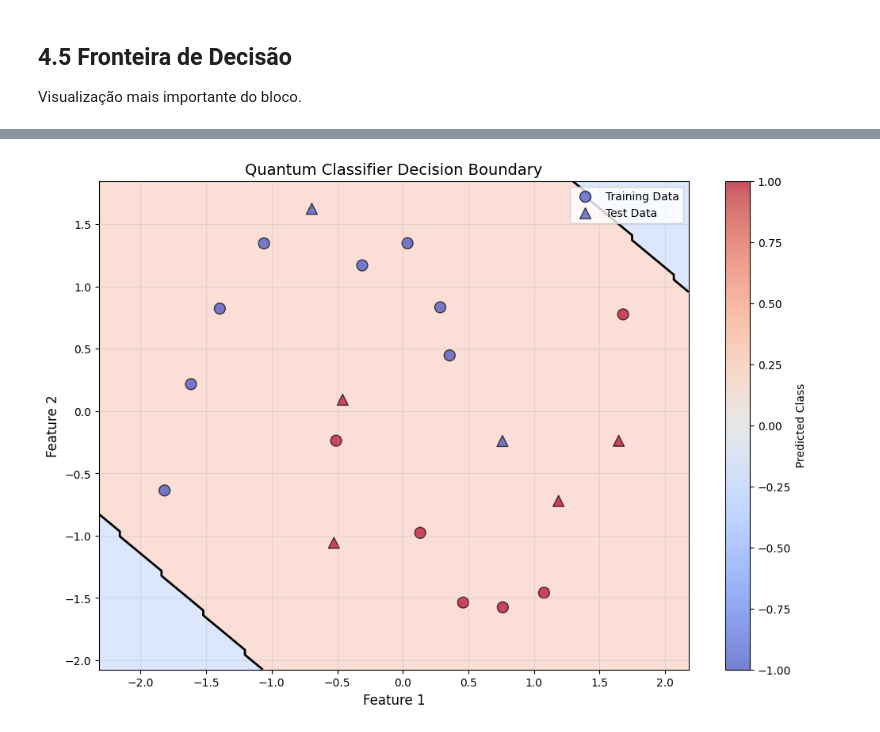
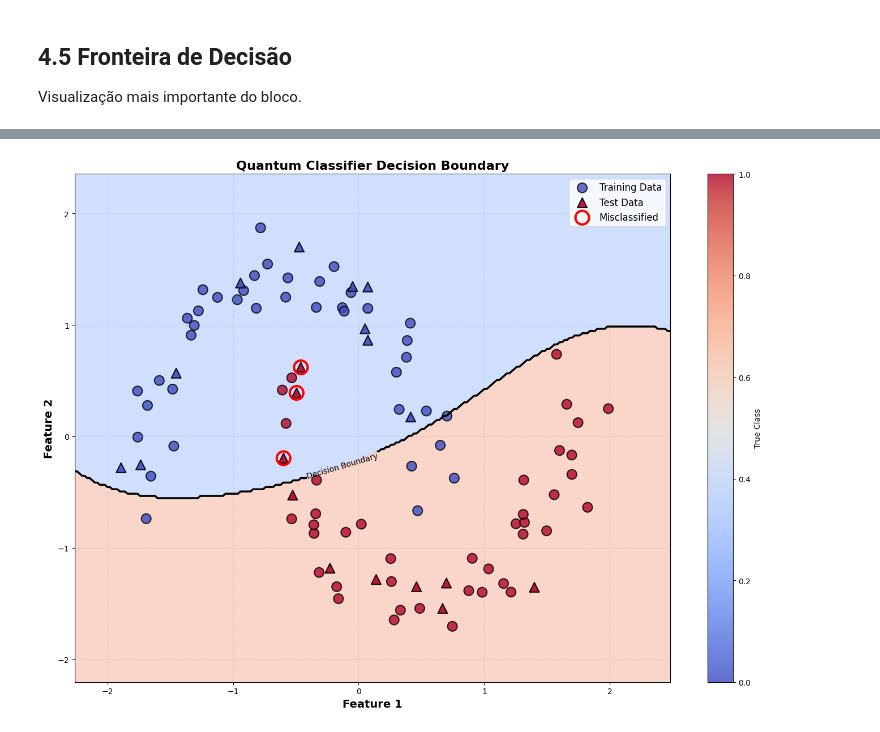
Before and after one commit to SapoSopa/QML, a Jupyter notebook: notebooks/04_resultados_analises.ipynb, the cells around one changed output, grey strips where cells are left out. Drawn from its saved outputs; the diff is of its cells as text; code cells hidden in the pictures.

```diff
--- a/notebooks/04_resultados_analises.ipynb
+++ b/notebooks/04_resultados_analises.ipynb
@@ -19,15 +29,21 @@ import seaborn as sns
 # %% [markdown]
 ## 4.1 Carregar Dados e Modelo
 # %%
-# Carregar dados de teste
+# Carregar dados
 X_train = np.load('../data/X_train.npy')
 X_test = np.load('../data/X_test.npy')
 y_train = np.load('../data/y_train.npy')
 y_test = np.load('../data/y_test.npy')
 
 # Converter para {-1, +1}
-y_test_quantum = 2 * y_test - 1
+y_train_quantum = convert_labels_to_quantum(y_train)
+y_test_quantum = convert_labels_to_quantum(y_test)
 
-# Carregar parâmetros treinados
+# Carregar modelo treinado
 trained_params = np.load('../results/trained_params.npy')
 loss_history = np.load('../results/loss_history.npy')
+
+print(f"Train: {X_train.shape}")
+print(f"Test: {X_test.shape}")
+print(f"Parâmetros do modelo: {trained_params.shape}")
+print(f"Histórico de loss: {len(loss_history)} épocas")
@@ -123,37 +422,58 @@ weighted avg       0.44      0.67      0.53         6
 
 Visualização mais importante do bloco.
 # %%
-# Criar grid de pontos
+# Criar grid de pontos para visualizar a fronteira
 x_min, x_max = X_train[:, 0].min() - 0.5, X_train[:, 0].max() + 0.5
 y_min, y_max = X_train[:, 1].min() - 0.5, X_train[:, 1].max() + 0.5
-xx, yy = np.meshgrid(np.linspace(x_min, x_max, 100),
-                      np.linspace(y_min, y_max, 100))
+h = 0.02  # Resolução do grid
+xx, yy = np.meshgrid(np.arange(x_min, x_max, h),
+                     np.arange(y_min, y_max, h))
 
-# Fazer previsões no grid
+# Fazer predições no grid (pode demorar um pouco)
+print("Calculando fronteira de decisão...")
 Z = np.array([predict(trained_params, np.array([x, y]))
-               for x, y in zip(xx.ravel(), yy.ravel())])
+              for x, y in zip(xx.ravel(), yy.ravel())])
 Z = Z.reshape(xx.shape)
 
-# Plotar fronteira
-plt.figure(figsize=(12, 8))
-plt.contourf(xx, yy, Z, alpha=0.3, cmap='coolwarm', levels=[-1, 0, 1])
-plt.contour(xx, yy, Z, colors='black', linewidths=2, levels=[0])
+# Plotar fronteira de decisão
+plt.figure(figsize=(14, 10))
 
-# Plot training data
-plt.scatter(X_train[:, 0], X_train[:, 1],
-            c=(2*y_train - 1), cmap='coolwarm',
-            edgecolors='k', s=100, alpha=0.7, label='Training Data')
+# Fundo colorido (regiões de classificação)
+plt.contourf(xx, yy, Z, alpha=0.4, cmap='coolwarm', levels=[-1, 0, 1])
 
-# Plot test data
-plt.scatter(X_test[:, 0], X_test[:, 1],
-            c=(2*y_test - 1), cmap='coolwarm',
-            edgecolors='k', s=100, marker='^', alpha=0.7, label='Test Data')
+# Fronteira de decisão (linha preta)
+contour = plt.contour(xx, yy, Z, colors='black', linewidths=2.5, levels=[0])
+plt.clabel(contour, inline=True, fontsize=10, fmt='Decision Boundary')
 
-plt.xlabel('Feature 1', fontsize=12)
-plt.ylabel('Feature 2', fontsize=12)
-plt.title('Quantum Classifier Decision Boundary', fontsize=14)
-plt.legend()
-plt.colorbar(label='Predicted Class')
-plt.grid(True, alpha=0.3)
+# Plot dados de treino
+scatter_train = plt.scatter(X_train[:, 0], X_train[:, 1],
+                           c=y_train, cmap='coolwarm',
+                           edgecolors='black', s=150, alpha=0.8,
+                           label='Training Data', marker='o', linewidths=1.5)
+
+# Plot dados de teste
+scatter_test = plt.scatter(X_test[:, 0], X_test[:, 1],
+                          c=y_test, cmap='coolwarm',
+                          edgecolors='black', s=150, alpha=0.9,
+                          label='Test Data', marker='^', linewidths=1.5)
+
+# Destacar erros de classificação
+errors = X_test[y_pred != y_test_quantum]
+if len(errors) > 0:
+    plt.scatter(errors[:, 0], errors[:, 1],
+               facecolors='none', edgecolors='red',
+               s=300, linewidths=3, label='Misclassified', marker='o')
+
+plt.xlabel('Feature 1', fontsize=14, fontweight='bold')
+plt.ylabel('Feature 2', fontsize=14, fontweight='bold')
+plt.title('Quantum Classifier Decision Boundary', fontsize=16, fontweight='bold')
+plt.legend(fontsize=12, loc='best')
+plt.colorbar(scatter_train, label='True Class')
+plt.grid(True, alpha=0.3, linestyle='--')
+plt.tight_layout()
+plt.savefig('../figures/decision_boundary.png', dpi=300, bbox_inches='tight')
 plt.show()
+
+print(f"\n Fronteira de decisão salva em results/decision_boundary.png")
+print(f"Erros marcados com círculo vermelho: {len(errors)} pontos")
 # %% [output]
@@ -160 +481 @@ plt.show()
-[figure, old version]
+[figure, new version]
```
Also changed, not shown: parts of 22 cells of this notebook.
